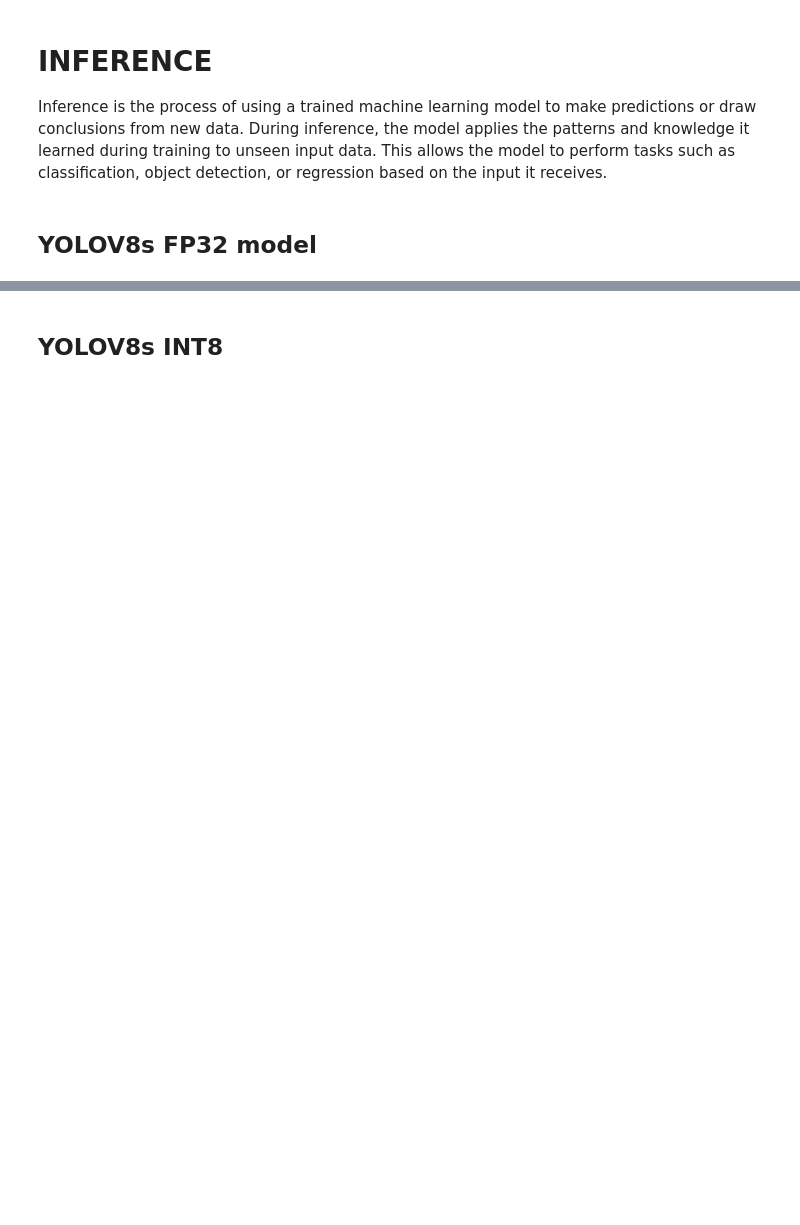
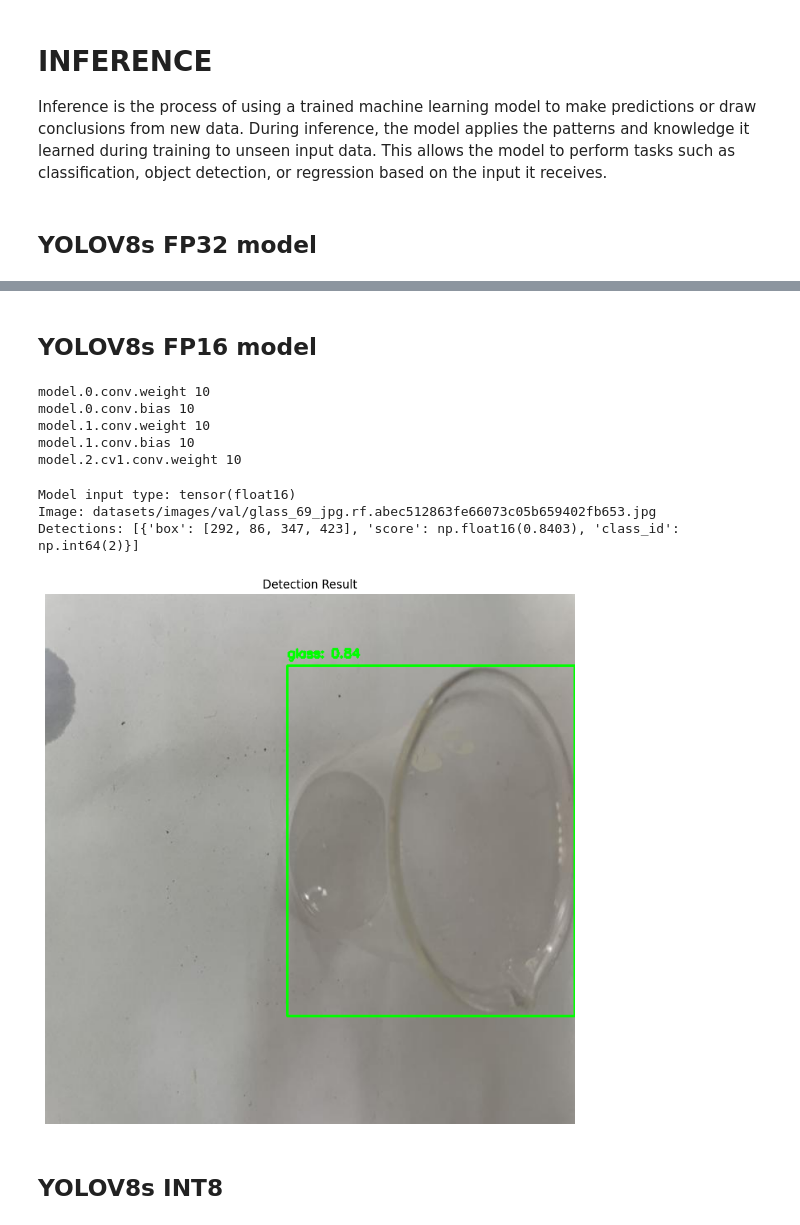
Before and after one commit to trash-detection/trash-detection, a Jupyter notebook: quantization-validation-of-yolov8s-model.ipynb, the cells around one changed output, grey strips where cells are left out. Saved outputs shown, nothing was run; the diff lists cells and outputs as text; code cells hidden in the pictures; blank space fills up the shorter version.

Commit message:
Update notebooke

```diff
--- a/quantization-validation-of-yolov8s-model.ipynb
+++ b/quantization-validation-of-yolov8s-model.ipynb
@@ -830,6 +741,75 @@ plt.show()
 Image: datasets/images/val/glass_69_jpg.rf.abec512863fe66073c05b659402fb653.jpg
 Detections: [{'box': [292, 86, 346, 422], 'score': np.float32(0.8410884), 'class_id': np.int64(2)}]
 [figure]
+# %% [markdown]
+## YOLOV8s FP16 model
+# %%
+import onnx
+
+model = onnx.load("onnx/trainedv8s_fp16.onnx")
+
+for tensor in model.graph.initializer[:5]:
+    print(tensor.name, tensor.data_type)
+# %% [output]
+model.0.conv.weight 10
+model.0.conv.bias 10
+model.1.conv.weight 10
+model.1.conv.bias 10
+model.2.cv1.conv.weight 10
+# %%
+import matplotlib.pyplot as plt
+
+# Demo: Run inference on your custom dataset
+
+
+# Option 1: Use FP32 ONNX model
+model_path = 'onnx/trainedv8s_fp16_sim.onnx'
+
+
+# Create inference instance
+inference = Inference(model_path, '')
+
+# Run on single image
+image_path = 'datasets/images/val/glass_69_jpg.rf.abec512863fe66073c05b659402fb653.jpg'
+detections = inference.predict_image(image_path, conf=0.35, iou=0.35)
+print(f"Image: {image_path}")
+print(f"Detections: {detections}")
+
+# Visualize result
+# img = cv.imread(image_path)
+# output_img = inference.draw_boxes(img, detections, inference.classes)
+# cv.imshow('Detection Result', output_img)
+# cv.waitKey(0)
+# cv.destroyAllWindows()
+
+# Visualize result in notebook
+img = cv.imread(image_path)
+
+output_img = inference.draw_boxes(
+    img,
+    detections,
+    inference.classes
+)
+
+
+# Convert BGR -> RGB
+output_img_rgb = cv.cvtColor(output_img, cv.COLOR_BGR2RGB)
+
+# Display
+plt.figure(figsize=(10, 10))
+plt.imshow(output_img_rgb)
+plt.axis('off')
+plt.title("Detection Result")
+plt.show()
+
+# Or run on entire validation directory
+# results = inference.predict_directory('datasets/images/val', 'output/val_results')
+# print(f"Processed {len(results)} images")
+# %% [output]
+Model input type: tensor(float16)
+Image: datasets/images/val/glass_69_jpg.rf.abec512863fe66073c05b659402fb653.jpg
+Detections: [{'box': [292, 86, 347, 423], 'score': np.float16(0.8403), 'class_id': np.int64(2)}]
+[figure, added]
 # %% [markdown]
 ## YOLOV8s INT8
 # %%
```
Also changed, not shown: parts of 10 cells of this notebook, 4 other files.
